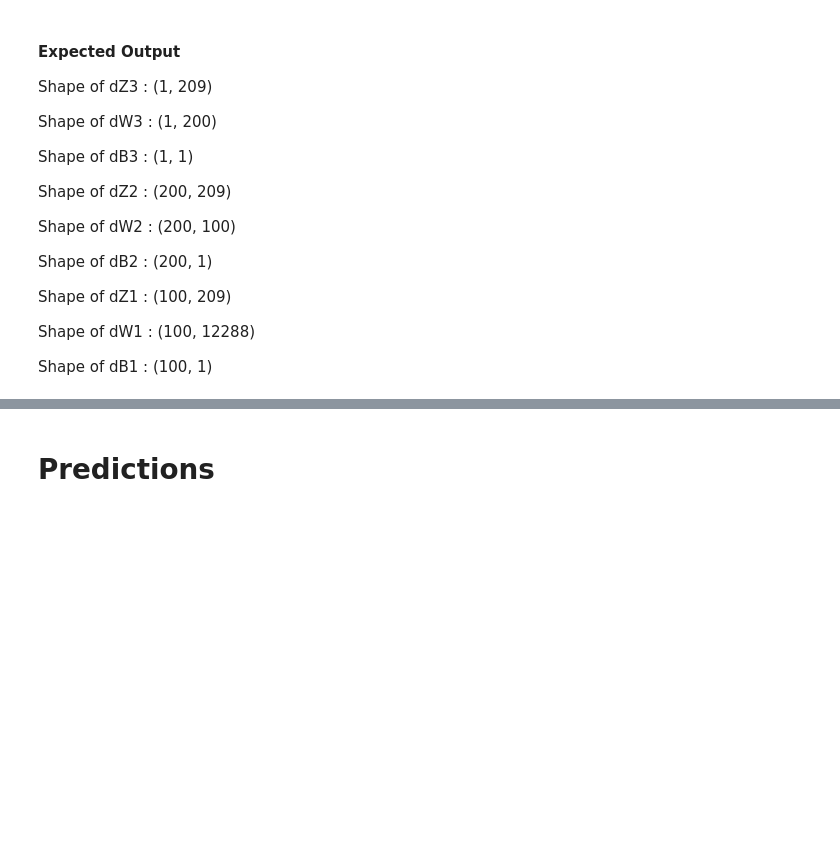
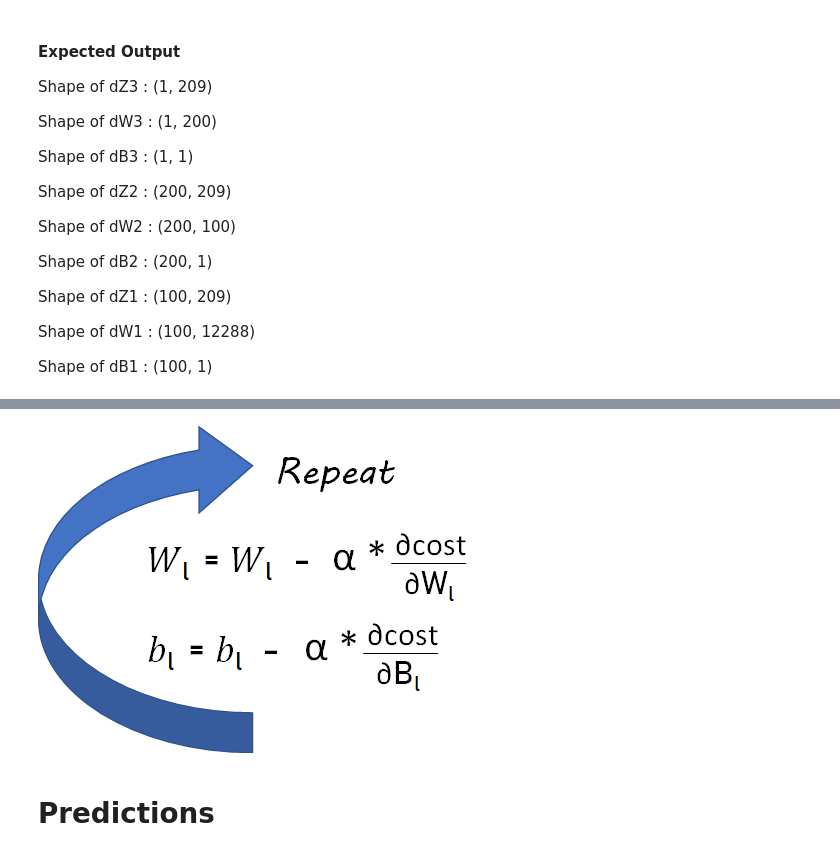
Before and after one commit to polachandu/Neural-Network-Multiclass-classification, a Jupyter notebook: l-layer-deep-neural-network.ipynb, the cells around one changed output, grey strips where cells are left out. Saved outputs shown, nothing was run; the diff lists cells and outputs as text; code cells hidden in the pictures; blank space fills up the shorter version.

Commit message:
Kaggle Notebook | L layer Deep Neural Network | Version 3

```diff
--- a/l-layer-deep-neural-network.ipynb
+++ b/l-layer-deep-neural-network.ipynb
@@ -286,3 +285,7 @@ Shape of dB1 : (100, 1)
+# %%
+Image("/kaggle/input/l-layereddatasets/images/update_params.png")
+# %% [output]
+[figure, added]
 # %%
 # def update_parameters(parameters, grads, learning_rate):
 
```
Also changed, not shown: parts of 2 cells of this notebook.
